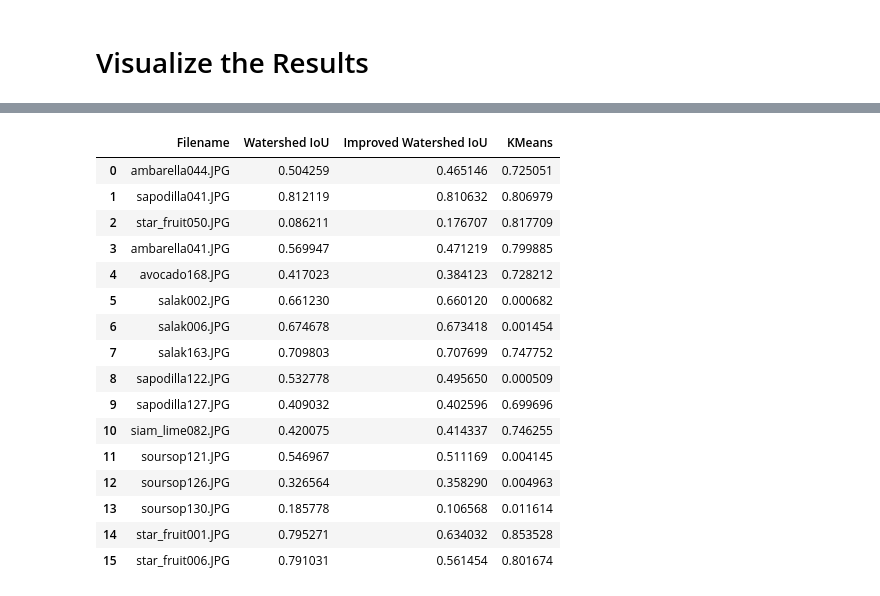
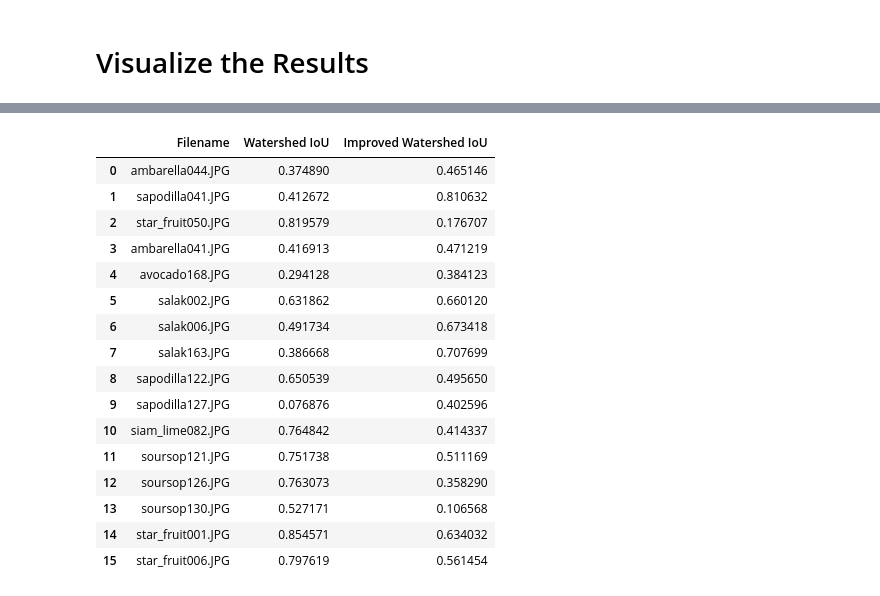
Before and after one commit to bahybintang/image-segmentation, a Jupyter notebook: main.ipynb, the cells around one changed output, grey strips where cells are left out. Cells and saved outputs as stored; diff of their text form; code cells hidden in the pictures.

```diff
--- a/main.ipynb
+++ b/main.ipynb
@@ -112,8 +112,7 @@ for image_data in image_datas:
     im_show(gray, 'gray')
 
     # Menggunakan threshold untuk menentukan batas objek
-    ret, thresh = cv2.threshold(
-        gray, 0, 255, cv2.THRESH_BINARY_INV + cv2.THRESH_OTSU)
+    _, thresh = cv2.threshold(gray, 120, 255, cv2.THRESH_BINARY)
 
     # Menerapkan transformasi morfologi untuk membersihkan gambar
     kernel = np.ones((3, 3), np.uint8)
@@ -155,6 +154,9 @@ for image_data in image_datas:
     cv2.watershed(image, markers)
     markers = markers - 1
     markers[markers < 0] = 0
+    markers[markers != 0] = 254
+    markers[markers == 0] = 1
+    markers[markers == 254] = 0
 
     im_show(markers, 'markers watershed')
     im_show(image, 'image watershed')
@@ -326,31 +328,30 @@ for image_data in image_datas:
 # %%
 iou_results = []
 for image_data in image_datas:
     image_data.calculate_iou()
     iou_results.append([image_data.filename,
                         image_data.watershed_iou,
-                        image_data.improved_watershed_iou,
-                        image_data.kmeans_iou])
+                        image_data.improved_watershed_iou])
 
 df = pd.DataFrame(iou_results, columns=[
-                  'Filename', 'Watershed IoU', 'Improved Watershed IoU', 'KMeans'])
+                  'Filename', 'Watershed IoU', 'Improved Watershed IoU'])
 
 df
 # %% [output]
-|  | Filename | Watershed IoU | Improved Watershed IoU | KMeans |
-| 0 | ambarella044.JPG | 0.504259 | 0.465146 | 0.725051 |
-| 1 | sapodilla041.JPG | 0.812119 | 0.810632 | 0.806979 |
-| 2 | star_fruit050.JPG | 0.086211 | 0.176707 | 0.817709 |
-| 3 | ambarella041.JPG | 0.569947 | 0.471219 | 0.799885 |
-| 4 | avocado168.JPG | 0.417023 | 0.384123 | 0.728212 |
-| 5 | salak002.JPG | 0.661230 | 0.660120 | 0.000682 |
-| 6 | salak006.JPG | 0.674678 | 0.673418 | 0.001454 |
-| 7 | salak163.JPG | 0.709803 | 0.707699 | 0.747752 |
-| 8 | sapodilla122.JPG | 0.532778 | 0.495650 | 0.000509 |
-| 9 | sapodilla127.JPG | 0.409032 | 0.402596 | 0.699696 |
-| 10 | siam_lime082.JPG | 0.420075 | 0.414337 | 0.746255 |
-| 11 | soursop121.JPG | 0.546967 | 0.511169 | 0.004145 |
-| 12 | soursop126.JPG | 0.326564 | 0.358290 | 0.004963 |
-| 13 | soursop130.JPG | 0.185778 | 0.106568 | 0.011614 |
-| 14 | star_fruit001.JPG | 0.795271 | 0.634032 | 0.853528 |
-| 15 | star_fruit006.JPG | 0.791031 | 0.561454 | 0.801674 |
+|  | Filename | Watershed IoU | Improved Watershed IoU |
+| 0 | ambarella044.JPG | 0.374890 | 0.465146 |
+| 1 | sapodilla041.JPG | 0.412672 | 0.810632 |
+| 2 | star_fruit050.JPG | 0.819579 | 0.176707 |
+| 3 | ambarella041.JPG | 0.416913 | 0.471219 |
+| 4 | avocado168.JPG | 0.294128 | 0.384123 |
+| 5 | salak002.JPG | 0.631862 | 0.660120 |
+| 6 | salak006.JPG | 0.491734 | 0.673418 |
+| 7 | salak163.JPG | 0.386668 | 0.707699 |
+| 8 | sapodilla122.JPG | 0.650539 | 0.495650 |
+| 9 | sapodilla127.JPG | 0.076876 | 0.402596 |
+| 10 | siam_lime082.JPG | 0.764842 | 0.414337 |
+| 11 | soursop121.JPG | 0.751738 | 0.511169 |
+| 12 | soursop126.JPG | 0.763073 | 0.358290 |
+| 13 | soursop130.JPG | 0.527171 | 0.106568 |
+| 14 | star_fruit001.JPG | 0.854571 | 0.634032 |
+| 15 | star_fruit006.JPG | 0.797619 | 0.561454 |
```
Also changed, not shown: parts of 1 cell of this notebook.
